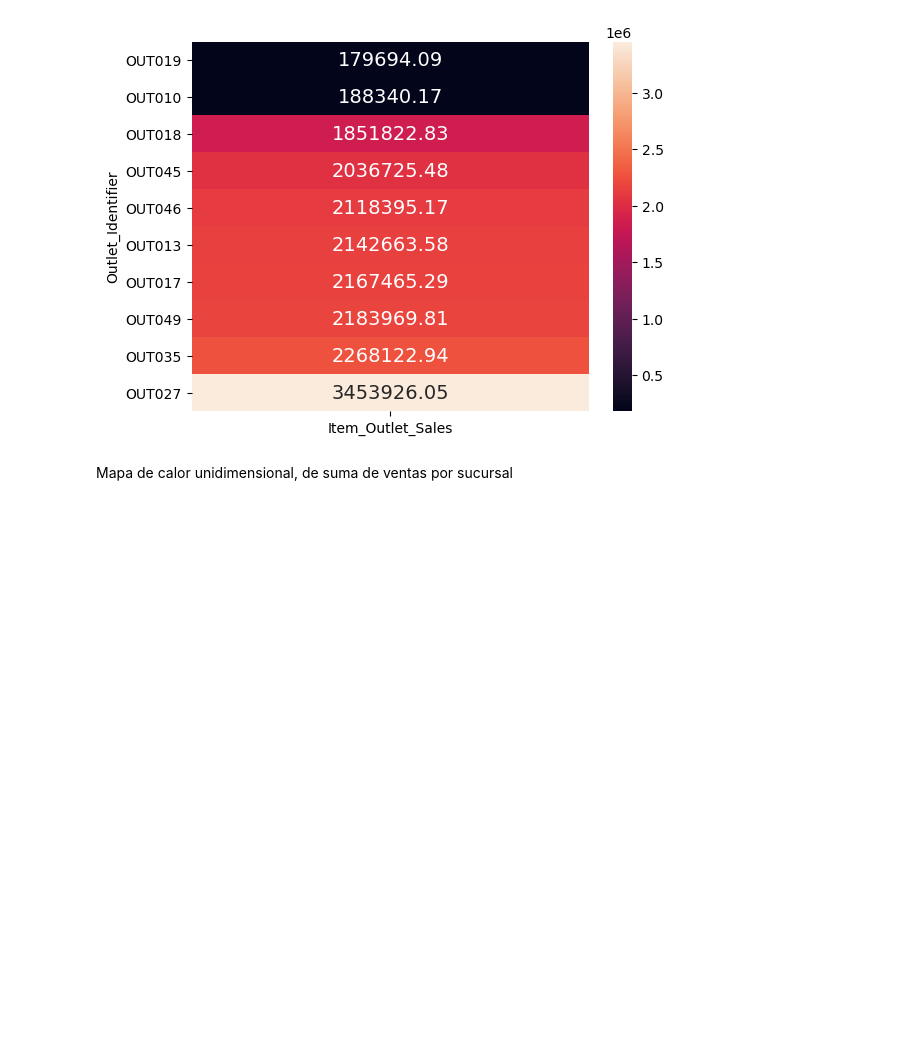
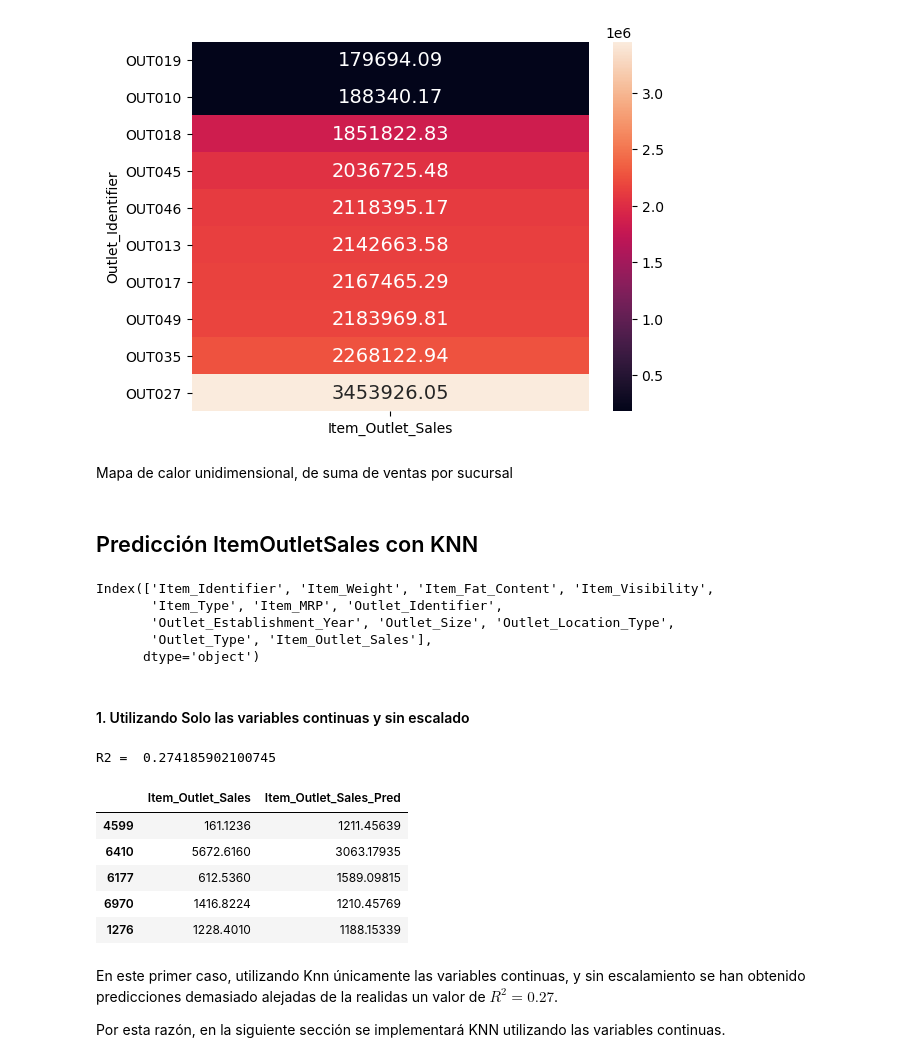
Before and after one commit to orlandoch/predicciones-ventas, a Jupyter notebook: main.ipynb, the cells around one changed output. Drawn from its saved outputs; the diff is of its cells as text; code cells hidden in the pictures; blank space fills up the shorter version.

Commit message:
Aplicación de algoritmo KNN para la predicción de ventas

```diff
--- a/main.ipynb
+++ b/main.ipynb
@@ -664,3 +657,71 @@ sns.heatmap(df4.groupby('Outlet_Identifier').sum()[['Item_Outlet_Sales']].sort_v
 [figure]
 # %% [markdown]
 Mapa de calor unidimensional, de suma de ventas por sucursal
+# %% [markdown]
+## Predicción ItemOutletSales con KNN
+# %%
+from sklearn.neighbors import KNeighborsRegressor
+from sklearn.model_selection import train_test_split
+from sklearn.preprocessing import OrdinalEncoder
+from sklearn.impute import KNNImputer
+from sklearn.preprocessing import StandardScaler
+from sklearn.preprocessing import OneHotEncoder
+
+from sklearn.metrics import r2_score
+from sklearn.metrics import mean_absolute_error
+from sklearn.metrics import mean_squared_error
+
+sp_df.columns
+# %% [output]
+Index(['Item_Identifier', 'Item_Weight', 'Item_Fat_Content', 'Item_Visibility',
+       'Item_Type', 'Item_MRP', 'Outlet_Identifier',
+       'Outlet_Establishment_Year', 'Outlet_Size', 'Outlet_Location_Type',
+       'Outlet_Type', 'Item_Outlet_Sales'],
+      dtype='object')
+# %% [markdown]
+#### 1. Utilizando Solo las variables continuas y sin escalado
+# %%
+filename = "data/sales_predictions.csv"
+dfKnn = pd.read_csv(filename)
+
+dfKnn = dfKnn.drop(columns='Item_Identifier')
+
+dfKnn['Item_Fat_Content'] = dfKnn['Item_Fat_Content'].replace({'low fat':'Low Fat','LF':'Low Fat','reg':'Regular'}).to_frame()
+dfKnn['Item_Weight'] = dfKnn['Item_Weight'].fillna(dfKnn['Item_Weight'].mean())
+
+columnName ='Outlet_Size'
+dfKnn['count__']=1
+countDf = dfKnn[dfKnn[columnName].isna()]['count__'].count()*dfKnn[[columnName,'count__']].groupby(columnName).count()/dfKnn[~dfKnn[columnName].isna()]['count__'].count()
+countDf = countDf['count__'].apply(lambda x: math.ceil(x)).to_dict()
+for index, lim in countDf.items():
+    dfKnn[columnName] = dfKnn[columnName].fillna(index,limit=lim)
+
+
+X = dfKnn.loc[:,['Item_Weight', 'Item_Visibility','Item_MRP']]
+y = dfKnn.loc[:,'Item_Outlet_Sales']
+
+
+X_train, X_test, y_train, y_test = train_test_split(X,y, test_size = 0.2, random_state=9993)
+
+# Regresor KNN
+neigh = KNeighborsRegressor(n_neighbors=20)
+neigh.fit(X_train, y_train)
+
+TestPredDf = pd.DataFrame(y_test)
+TestPredDf['Item_Outlet_Sales_Pred']=neigh.predict(X_test)
+
+print("R2 = ", r2_score(y_test,neigh.predict(X_test)))
+
+TestPredDf.head()
+# %% [output]
+R2 =  0.274185902100745
+|  | Item_Outlet_Sales | Item_Outlet_Sales_Pred |
+| 4599 | 161.1236 | 1211.45639 |
+| 6410 | 5672.6160 | 3063.17935 |
+| 6177 | 612.5360 | 1589.09815 |
+| 6970 | 1416.8224 | 1210.45769 |
+| 1276 | 1228.4010 | 1188.15339 |
+# %% [markdown]
+En este primer caso, utilizando Knn únicamente las variables continuas, y sin escalamiento se han obtenido predicciones demasiado alejadas de la realidas un valor de $R^2 = 0.27$.
+
+Por esta razón, en la siguiente sección se implementará KNN utilizando las variables continuas.
```
Also changed, not shown: parts of 16 cells of this notebook.
